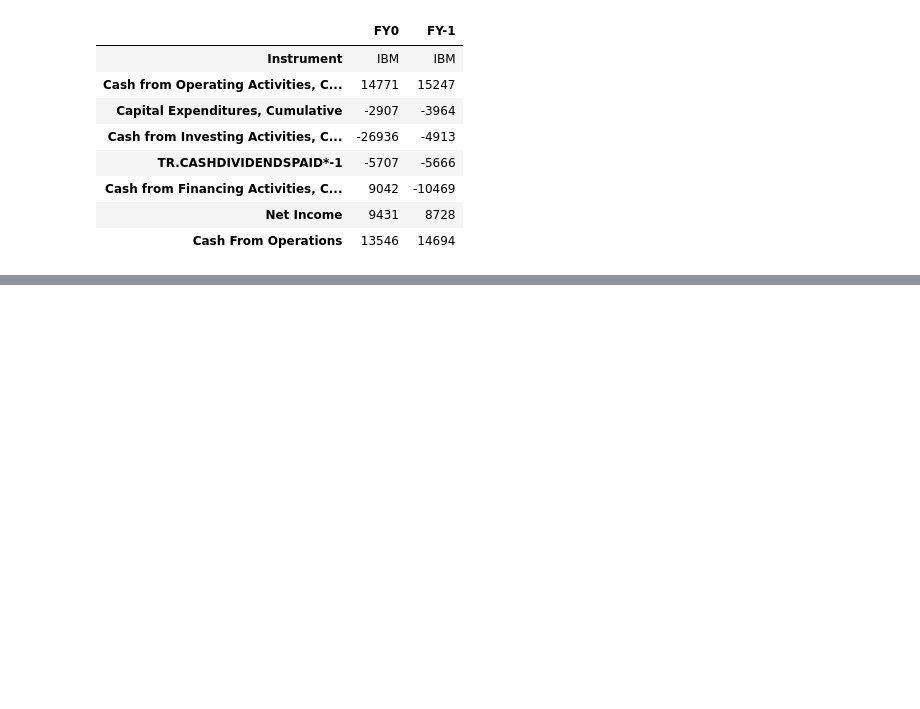
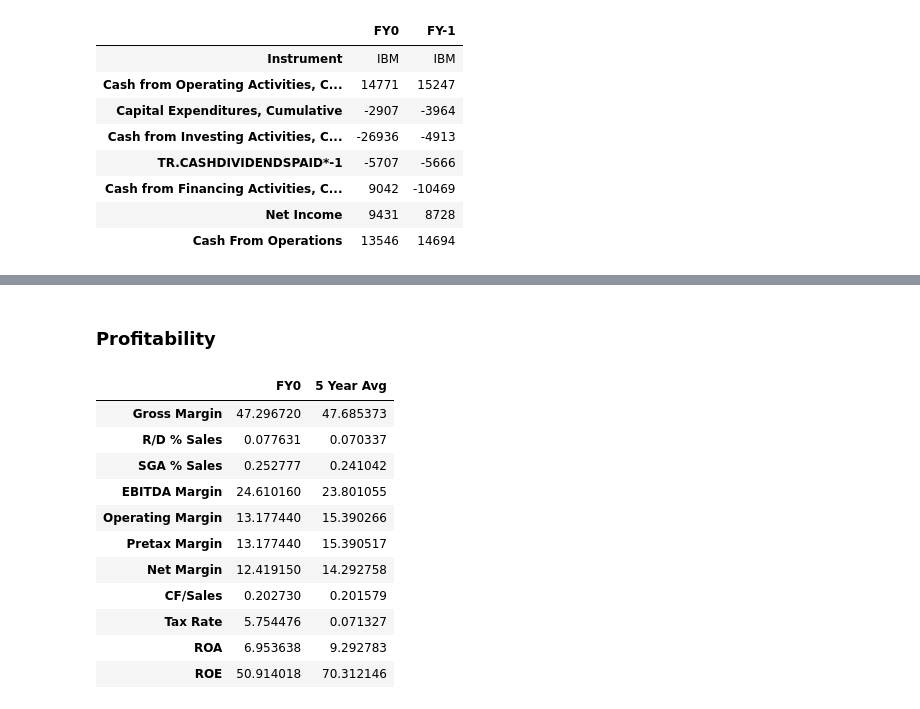
Before and after one commit to LSEG-API-Samples/Article.EikonAPI.Python.CompanyTearsheet, a Jupyter notebook: EikonCompanyTearSheet.ipynb, the cells around one changed output, grey strips where cells are left out. Cells and saved outputs as stored; diff of their text form; code cells hidden in the pictures; blank space fills up the shorter version.

```diff
--- a/EikonCompanyTearSheet.ipynb
+++ b/EikonCompanyTearSheet.ipynb
@@ -270,0 +302,52 @@ dfCashFlow
+# %% [markdown]
+### Profitability
+# %%
+dfProfit, err = ek.get_data(RIC, 'TR.GrossMargin;TR.ResearchAndDevelopment;TR.TotalRevenue;TR.SGAExpenseTotal;TR.EBITDAMarginPercent;TR.OperProfitMarginPct;TR.PretaxMarginPercent;TR.NetProfitMargin;TR.CashFlowMarginPercent/100;TR.IncomeTaxRatePct;TR.ROATotalAssetsPercent;TR.ReturnonAvgTotEqtyPctNetIncomeBeforeExtraItems',{'Period':'FY0','Transpose':'Y'})
+#dfProfit
+dfProfit2, err = ek.get_data(RIC,
+    'TR.GrossProfitMarginPct5YrAvg();TR.EBITDAMarginPct5YrAvg;TR.OperatingProfitMarginPct5YrAvg;TR.IncomeBefTaxMarginpct5YrAvg();TR.IncomeAftTaxMarginpct5YrAvg();TR.CashFlowMarginPct5YrAvg()/100;TR.IncomeTaxRatePct5YrAvg()/100;TR.ReturnonAvgTotAssetsPctIncomeAfterTax5YrAvg')
+dfProfit3, err = ek.get_data(RIC, 'TR.ResearchAndDevelopment(),TR.TotalRevenue(),TR.SGAExpenseTotal,TR.ReturnonAvgTotEqtyPctNetIncomeBeforeExtraItems',{'Period':'FY0','Sdate':0,'Edate':-4,'Frq':'FY'})
+dfProfit3['RAD over TR'] = dfProfit3['Research And Development']/dfProfit3['Total Revenue']
+dfProfit3['SGA over TR'] = dfProfit3['Selling/General/Administrative Expense, Total']/dfProfit3['Total Revenue']
+#dfProfit2
+
+#Create a dictionary out of results, and structure a single multi-row Data Frame
+# initialise results per column
+dataDictProfit = {'FY0':
+        [dfProfit.at[0,'Gross Margin, Percent'],  dfProfit.at[0,'Research And Development']/dfProfit.at[0,'Total Revenue'],
+        dfProfit.at[0,'Selling/General/Administrative Expense, Total']/dfProfit.at[0,'Total Revenue'],
+        dfProfit.at[0,'EBITDA Margin, Percent'],dfProfit.at[0,'Operating Profit Margin, Percent'],
+        dfProfit.at[0,'Pretax Margin, Percent'],dfProfit.at[0,'Net Profit Margin, (%)'],
+        dfProfit.at[0,'TR.CASHFLOWMARGINPERCENT/100'],dfProfit.at[0,'Income Tax Rate, %'],
+        dfProfit.at[0,'ROA Total Assets, Percent'],dfProfit.at[0,'ROE Total Equity %']
+    ]
+        ,'5 Year Avg':[dfProfit2.at[0,'Gross Profit Margin, %, 5 Yr Avg'],dfProfit3['RAD over TR'].mean(),
+                       dfProfit3['SGA over TR'].mean(), dfProfit2.at[0,'EBITDA Margin, %, 5 Yr Avg'],
+                       dfProfit2.at[0,'Oper Profit Margin, %, 5 Yr Avg'],dfProfit2.at[0,'Income Bef Tax Margin, %, 5 Yr Avg'],
+                       dfProfit2.at[0,'Income Aft Tax Margin, %, 5 Yr Avg'],dfProfit2.at[0,'TR.CASHFLOWMARGINPCT5YRAVG()/100'],
+                       dfProfit2.at[0,'TR.INCOMETAXRATEPCT5YRAVG()/100'],dfProfit2.at[0,'ROA Tot Assets, %, 5 Yr Avg'],
+                       dfProfit3['ROE Total Equity %'].mean()
+]
+
+}
+#dataDictProfit
+
+# structure as required multi-row
+dfMultiProfit = pd.DataFrame(dataDictProfit, index =[
+    'Gross Margin','R/D % Sales','SGA % Sales','EBITDA Margin','Operating Margin','Pretax Margin','Net Margin',
+    'CF/Sales','Tax Rate','ROA','ROE'
+    ])
+dfMultiProfit
+# %% [output]
+|  | FY0 | 5 Year Avg |
+| Gross Margin | 47.296720 | 47.685373 |
+| R/D % Sales | 0.077631 | 0.070337 |
+| SGA % Sales | 0.252777 | 0.241042 |
+| EBITDA Margin | 24.610160 | 23.801055 |
+| Operating Margin | 13.177440 | 15.390266 |
+| Pretax Margin | 13.177440 | 15.390517 |
+| Net Margin | 12.419150 | 14.292758 |
+| CF/Sales | 0.202730 | 0.201579 |
+| Tax Rate | 5.754476 | 0.071327 |
+| ROA | 6.953638 | 9.292783 |
+| ROE | 50.914018 | 70.312146 |
```
Also changed, not shown: parts of 7 cells of this notebook.
